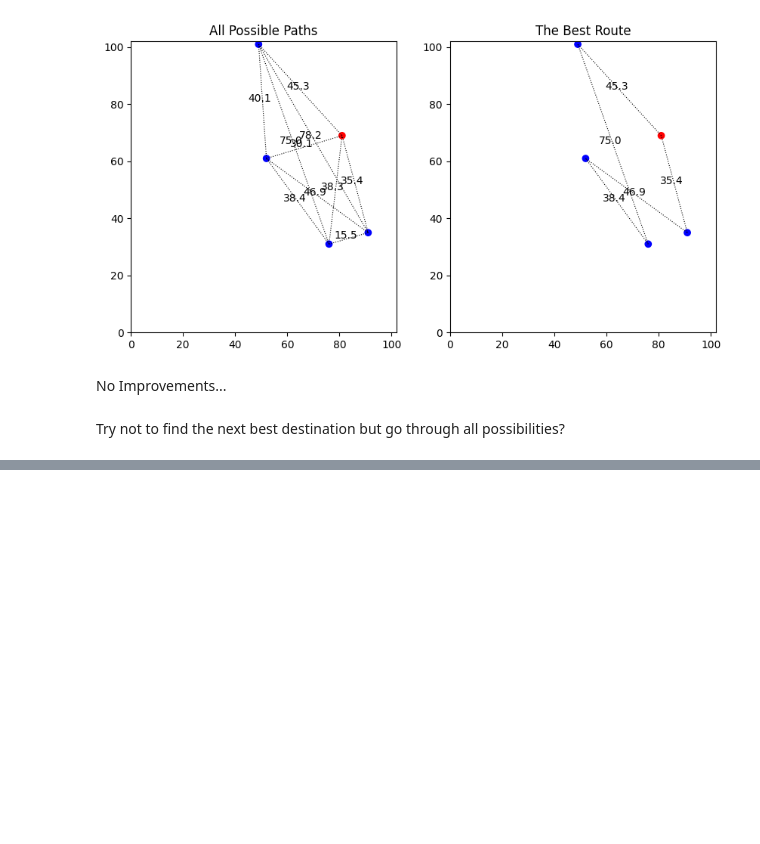
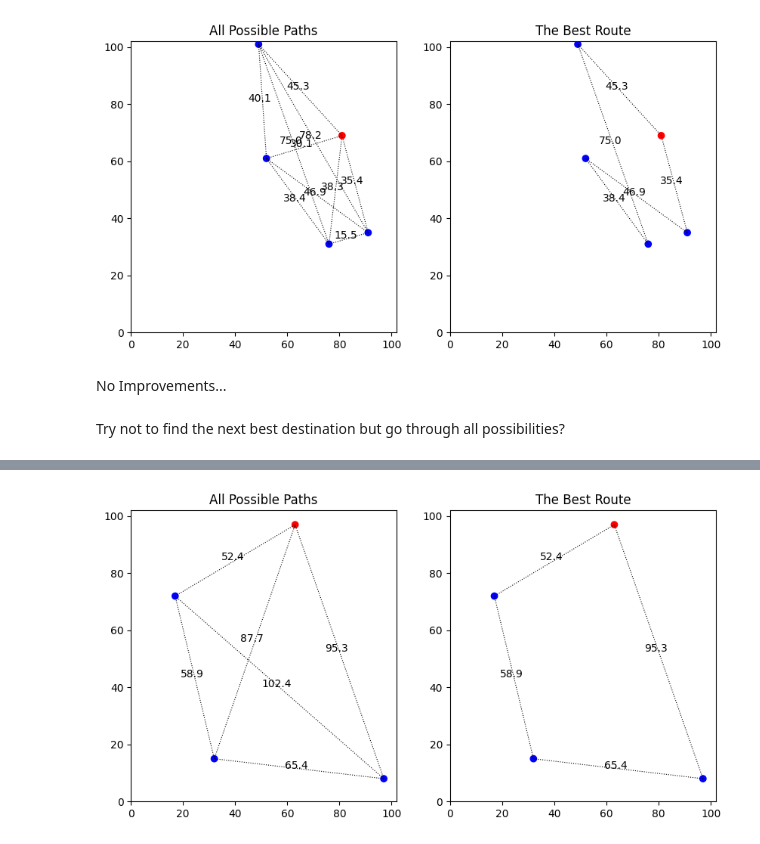
Before and after one commit to kellychin79/analysis_4, a Jupyter notebook: routing_with_xy_coordinates.ipynb, the cells around one changed output, grey strips where cells are left out. Drawn from its saved outputs; the diff is of its cells as text; code cells hidden in the pictures; blank space fills up the shorter version.

```diff
--- a/routing_with_xy_coordinates.ipynb
+++ b/routing_with_xy_coordinates.ipynb
@@ -434,0 +468,27 @@ Try not to find the next best destination but go through all possibilities?
+# %%
+def run_v3(max_range, num_dest):
+    max_range = max_range
+    num_dest = num_dest
+
+    points = generate_points(num_dest = num_dest, min_range = 0, max_range = max_range)
+
+    point_x_coord, point_y_coord = find_x_y_coord(points)
+
+    route, total_dist = find_best_route_v3(points)
+
+    route_3_dest = route_to_path(route)
+
+    # plot
+    fig, ax = plt.subplots(1, 2, figsize=(10,5))
+
+    # all possible paths
+    make_graph(ax[0], find_all_paths(points), point_x_coord, point_y_coord,
+               x_max = max_range, x_min = 0,
+               y_max = max_range, y_min = 0,
+               num_dest = num_dest, type = 'all')
+
+    # the best route
+    make_graph(ax[1], route_3_dest, point_x_coord, point_y_coord,
+               x_max = max_range, x_min = 0,
+               y_max = max_range, y_min = 0,
+               num_dest = num_dest, type = 'best')
@@ -434,0 +501,6 @@ Try not to find the next best destination but go through all possibilities?
+# %%
+random.seed(1)
+
+run_v3(max_range=100, num_dest=3)
+# %% [output]
+[figure, added]
```
Also changed, not shown: parts of 24 cells of this notebook.
